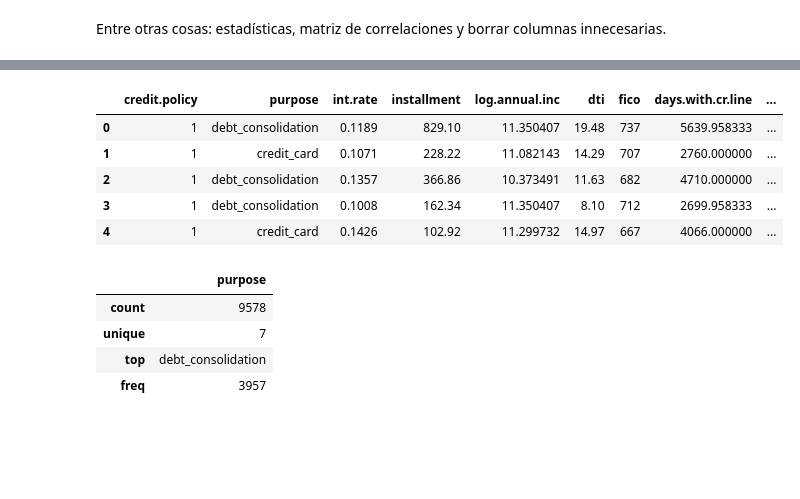
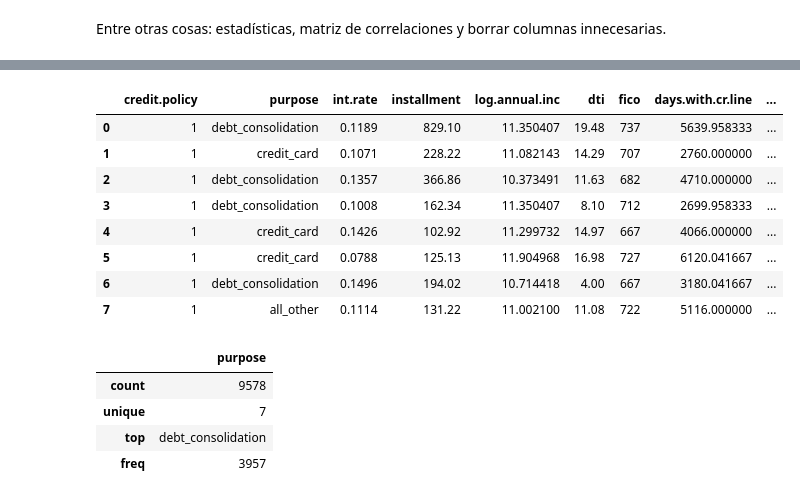
Before and after one commit to xabierguerrero/IABD_2425, a Jupyter notebook: Python_Ejers/SAPA/2_8Ejers/2_8Ejercicios.ipynb, the cells around one changed output, grey strips where cells are left out. Saved outputs shown, nothing was run; the diff lists cells and outputs as text; code cells hidden in the pictures; blank space fills up the shorter version.

```diff
--- a/Python_Ejers/SAPA/2_8Ejers/2_8Ejercicios.ipynb
+++ b/Python_Ejers/SAPA/2_8Ejers/2_8Ejercicios.ipynb
@@ -88,14 +88,17 @@ loan_data.describe()
 | 75% | 1.000000 | 0.140700 | 432.762500 | 11.291293 | 17.950000 | 737.000000 | 5730.000000 | 1.824950e+04 | ... |
 | max | 1.000000 | 0.216400 | 940.140000 | 14.528354 | 29.960000 | 827.000000 | 17639.958330 | 1.207359e+06 | ... |
 # %%
-loan_data.head()
+loan_data.head(8)
 # %% [output]
 |  | credit.policy | purpose | int.rate | installment | log.annual.inc | dti | fico | days.with.cr.line | ... |
 | 0 | 1 | debt_consolidation | 0.1189 | 829.10 | 11.350407 | 19.48 | 737 | 5639.958333 | ... |
 | 1 | 1 | credit_card | 0.1071 | 228.22 | 11.082143 | 14.29 | 707 | 2760.000000 | ... |
 | 2 | 1 | debt_consolidation | 0.1357 | 366.86 | 10.373491 | 11.63 | 682 | 4710.000000 | ... |
 | 3 | 1 | debt_consolidation | 0.1008 | 162.34 | 11.350407 | 8.10 | 712 | 2699.958333 | ... |
 | 4 | 1 | credit_card | 0.1426 | 102.92 | 11.299732 | 14.97 | 667 | 4066.000000 | ... |
+| 5 | 1 | credit_card | 0.0788 | 125.13 | 11.904968 | 16.98 | 727 | 6120.041667 | ... |
+| 6 | 1 | debt_consolidation | 0.1496 | 194.02 | 10.714418 | 4.00 | 667 | 3180.041667 | ... |
+| 7 | 1 | all_other | 0.1114 | 131.22 | 11.002100 | 11.08 | 722 | 5116.000000 | ... |
 # %%
 loan_data.describe(include='object')
 # %% [output]
```
Also changed, not shown: parts of 13 cells of this notebook, 5 other files.
